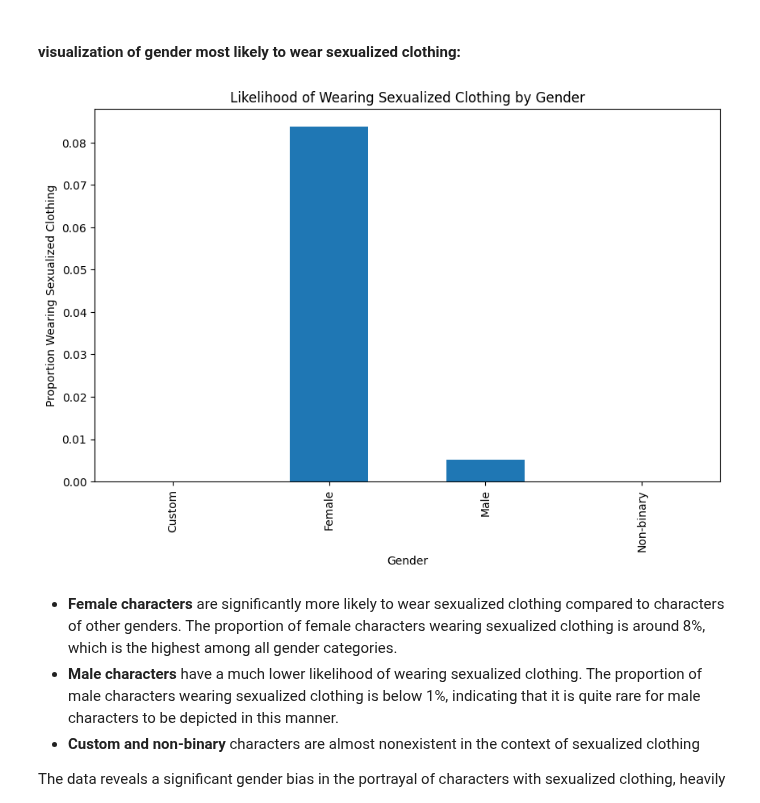
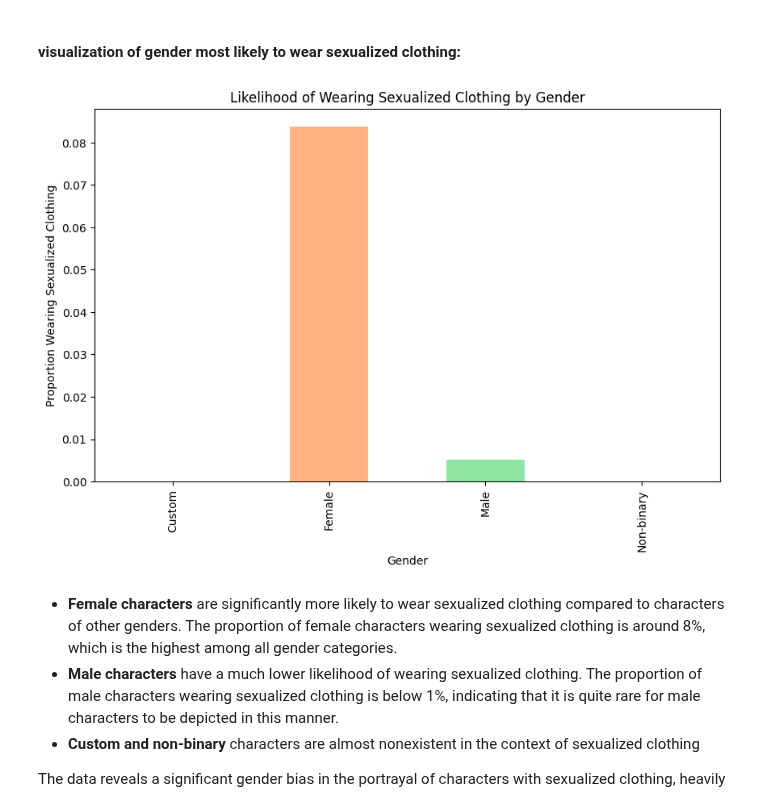
Before and after one commit to hayleyyryan/CFG_Degree_Project_Group_4, a Jupyter notebook: Jupyter_notebook/sexualized_data_exploration.ipynb, the cells around one changed output. Saved outputs shown, nothing was run; the diff lists cells and outputs as text; code cells hidden in the pictures.

```diff
--- a/Jupyter_notebook/sexualized_data_exploration.ipynb
+++ b/Jupyter_notebook/sexualized_data_exploration.ipynb
@@ -199,19 +204,21 @@ Index(['Id', 'Sexualized_clothing', 'Trophy', 'Damsel in Distress',
 # %% [markdown]
 ### 1Q.S. Merging character and sexualization tables, when grouped by gender, what can we learn about designers clothing choices for characters? Which (if any) gender is most likely to wear sexualized clothing?
 # %%
-gender_sexualized_clothing = df_merged.groupby('Gender')['Sexualized_clothing'].mean()
+Sexualized_clothing_perc = df.merged[Sexualized_clothing]
+gender_sexualized_clothing = df_merged.groupby('Gender')['Sexualized_clothing_perc'].mean()
 # gender_sexualized_clothing
 # %% [markdown]
 #### visualization of gender most likely to wear sexualized clothing:
 # %%
+colors = sns.color_palette('pastel')
 plt.figure(figsize=(10, 6))
-gender_sexualized_clothing.plot(kind='bar')
+gender_sexualized_clothing.plot(kind='bar', color=colors)
 plt.title('Likelihood of Wearing Sexualized Clothing by Gender')
 plt.xlabel('Gender')
 plt.ylabel('Proportion Wearing Sexualized Clothing')
 plt.show()
 # %% [output]
-[figure, old version]
+[figure, new version]
 # %% [markdown]
 - **Female characters** are significantly more likely to wear sexualized clothing compared to characters of other genders.
   The proportion of female characters wearing sexualized clothing is around 8%, which is the highest among all gender categories.
```
Also changed, not shown: parts of 7 cells of this notebook, 1 other file.
